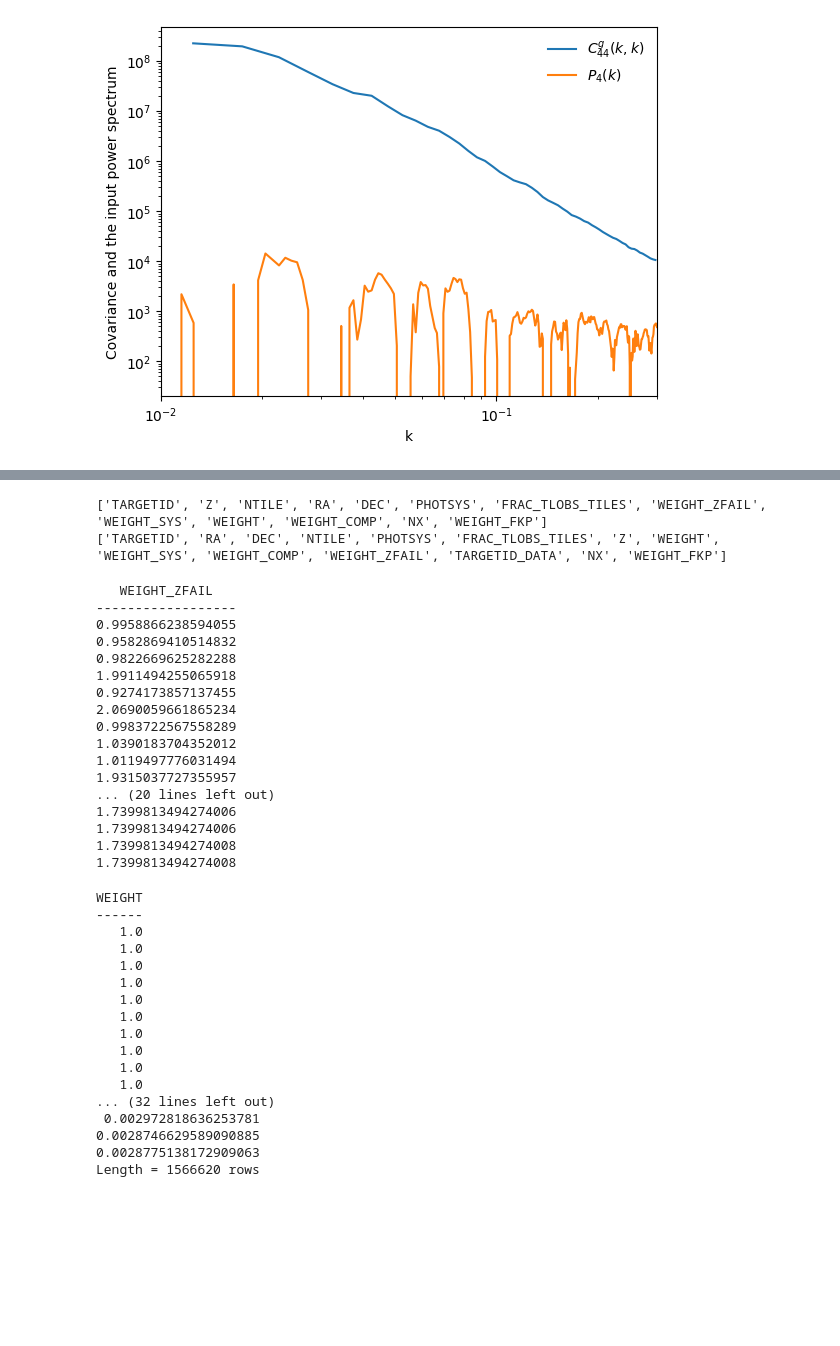
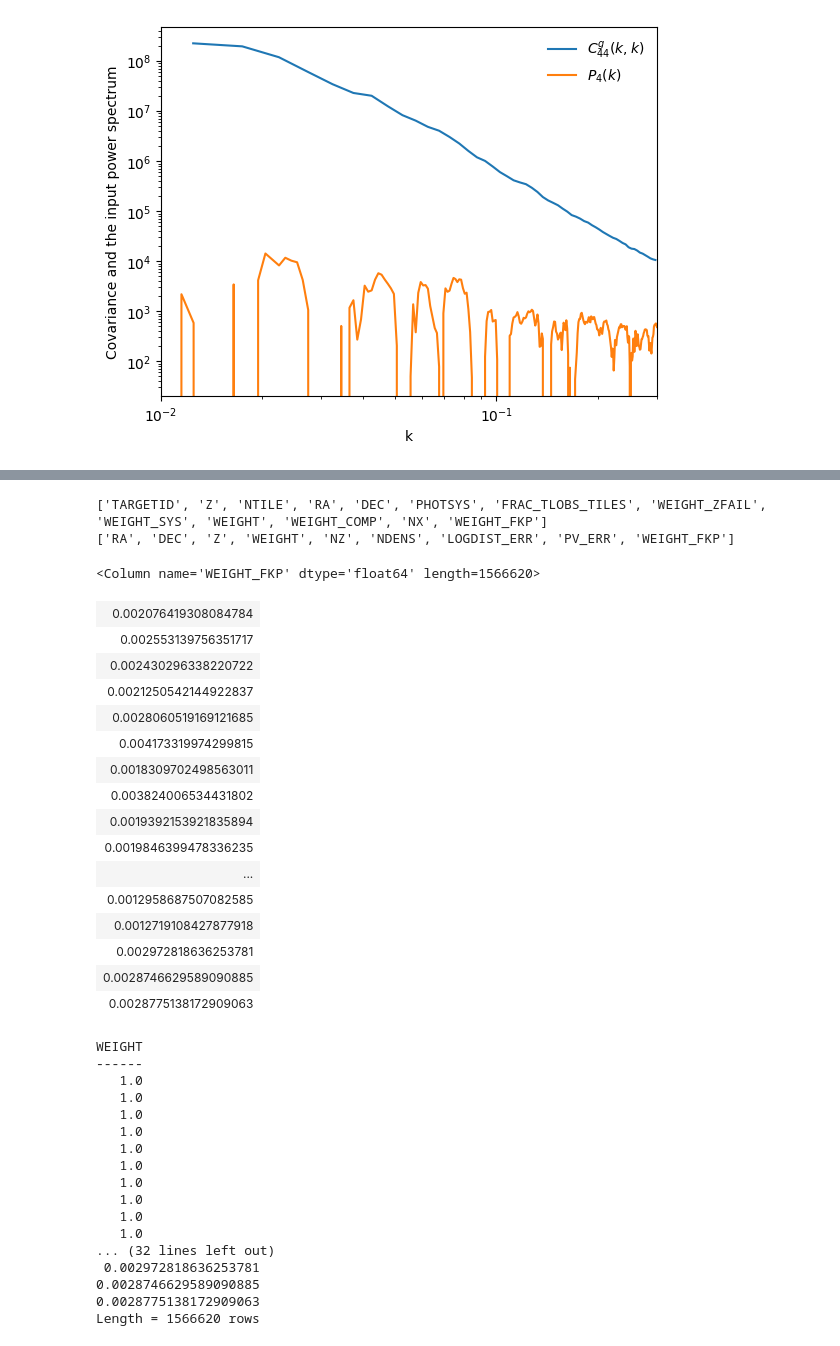
Before and after one commit to YanxiangL/allcov, a Jupyter notebook: test_notebook.ipynb, the cells around one changed output, grey strips where cells are left out. Drawn from its saved outputs; the diff is of its cells as text; code cells hidden in the pictures; blank space fills up the shorter version.

```diff
--- a/test_notebook.ipynb
+++ b/test_notebook.ipynb
@@ -476,34 +589,32 @@ plt.legend(frameon=False)
 # %%
 data = Table.read("/pscratch/sd/l/lgong/pv_cov/LRG_NGC_clustering_cut_z0.4-0.6.dat.fits")
-randoms = Table.read("/pscratch/sd/l/lgong/pv_cov/LRG_NGC_0_clustering_cut_z0.4-0.6.ran.fits")
+randoms = Table.read("/pscratch/sd/l/lgong/pv_cov/updated_desiy1_random_catalog_abacus_mock.fits")
 #randoms = Table.read("/global/cfs/cdirs/desi/science/td/pv/mocks/FP_mocks/clusteringmocks/v0.5.2/FP_AbacusSummit_clustering_randoms20_v2.fits", format='fits')
 print(data.colnames)
 print(randoms.colnames)
 # %% [output]
 ['TARGETID', 'Z', 'NTILE', 'RA', 'DEC', 'PHOTSYS', 'FRAC_TLOBS_TILES', 'WEIGHT_ZFAIL', 'WEIGHT_SYS', 'WEIGHT', 'WEIGHT_COMP', 'NX', 'WEIGHT_FKP']
-['TARGETID', 'RA', 'DEC', 'NTILE', 'PHOTSYS', 'FRAC_TLOBS_TILES', 'Z', 'WEIGHT', 'WEIGHT_SYS', 'WEIGHT_COMP', 'WEIGHT_ZFAIL', 'TARGETID_DATA', 'NX', 'WEIGHT_FKP']
+['RA', 'DEC', 'Z', 'WEIGHT', 'NZ', 'NDENS', 'LOGDIST_ERR', 'PV_ERR', 'WEIGHT_FKP']
-# %%
-print((randoms['WEIGHT_ZFAIL']*randoms['WEIGHT_SYS']*randoms['WEIGHT_COMP'])[:10])
-print(randoms['WEIGHT'][:10])
-print(((randoms['WEIGHT_ZFAIL']*randoms['WEIGHT_SYS']*randoms['WEIGHT_COMP'])/randoms['WEIGHT'])[:10])
-# %% [output]
-   WEIGHT_ZFAIL
-------------------
-0.9958866238594055
-0.9582869410514832
-0.9822669625282288
-1.9911494255065918
-0.9274173857137455
-2.0690059661865234
-0.9983722567558289
-1.0390183704352012
-1.0119497776031494
-1.9315037727355957
-... (20 lines left out)
-1.7399813494274006
-1.7399813494274006
-1.7399813494274008
-1.7399813494274008
+# %%
+randoms['WEIGHT_FKP']
+# %% [output]
+<Column name='WEIGHT_FKP' dtype='float64' length=1566620>
+| 0.002076419308084784 |
+| 0.002553139756351717 |
+| 0.002430296338220722 |
+| 0.0021250542144922837 |
+| 0.0028060519169121685 |
+| 0.004173319974299815 |
+| 0.0018309702498563011 |
+| 0.003824006534431802 |
+| 0.0019392153921835894 |
+| 0.0019846399478336235 |
+| ... |
+| 0.0012958687507082585 |
+| 0.0012719108427877918 |
+| 0.002972818636253781 |
+| 0.0028746629589090885 |
+| 0.0028775138172909063 |
 # %%
 randoms.rename_column("NPV", "NZ")
 # %%
```
Also changed, not shown: parts of 9 cells of this notebook, 3 other files.
